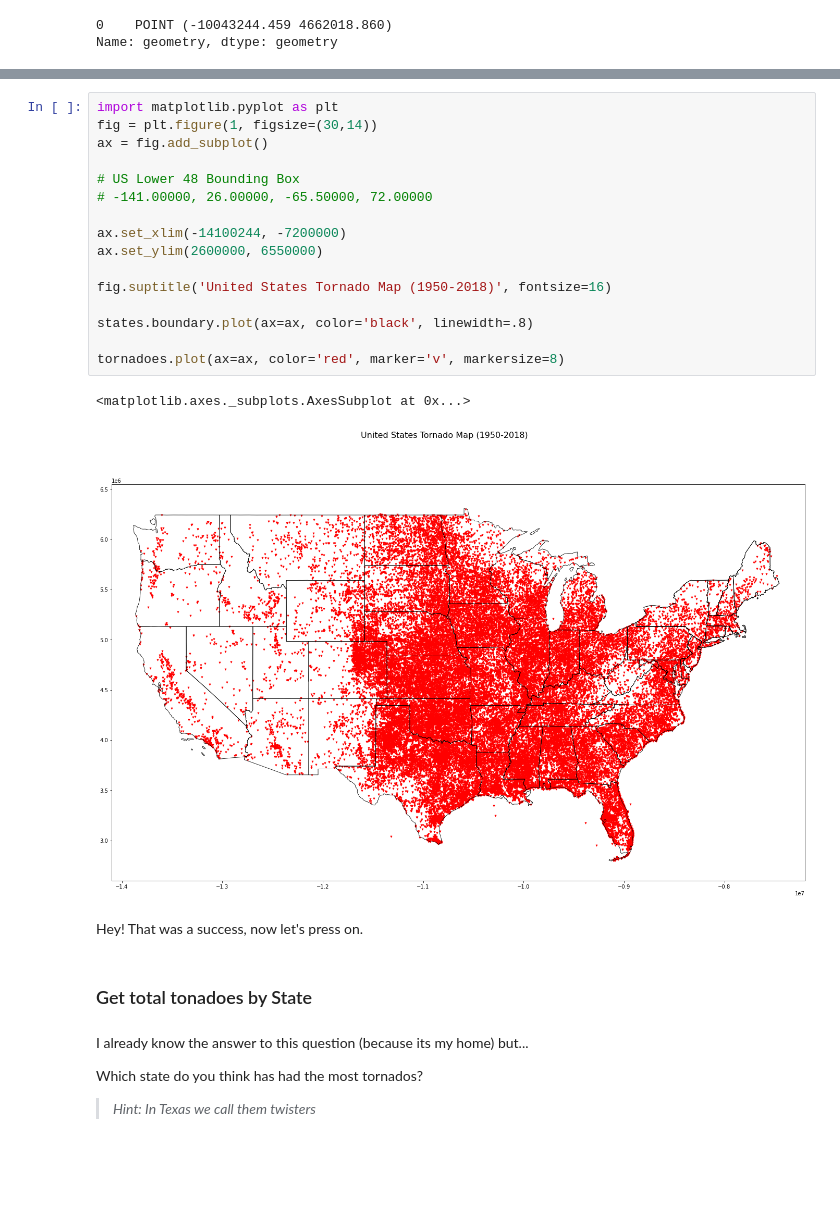
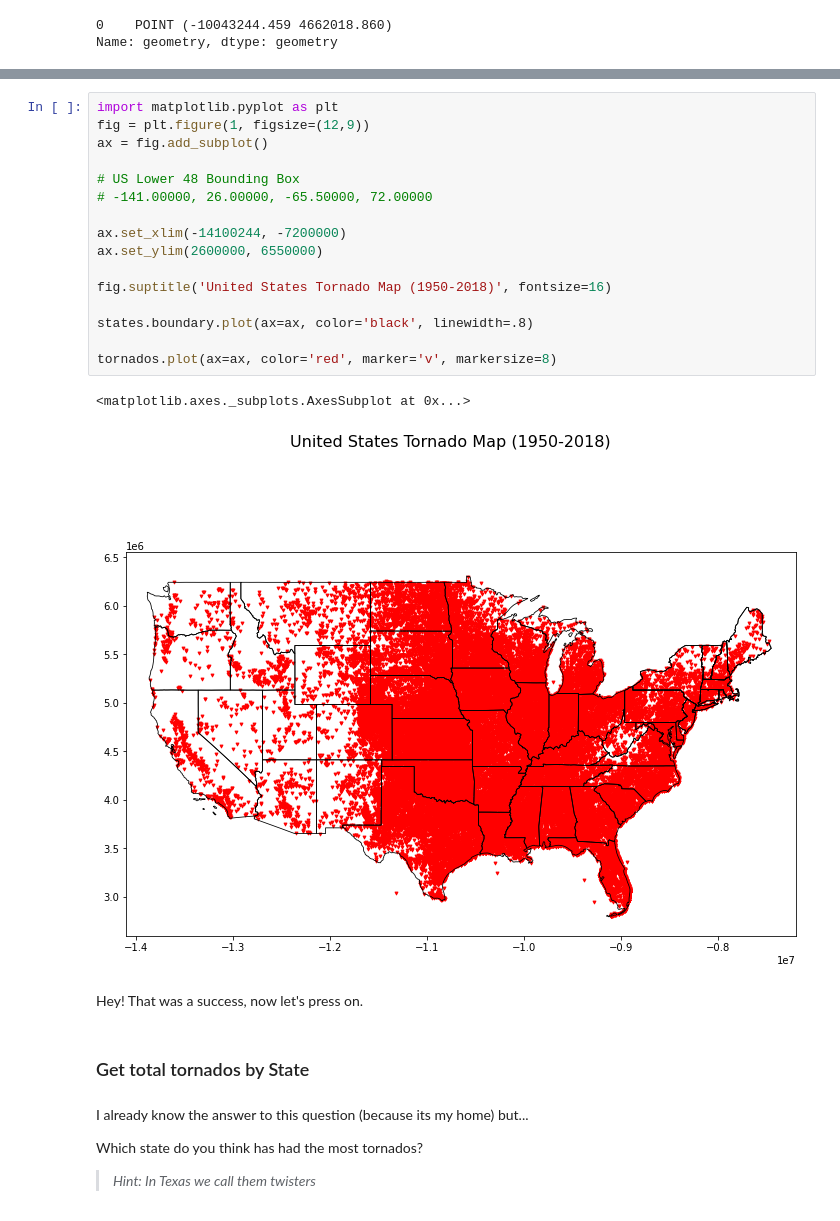
Before and after one commit to joncutrer/geopandas-tutorial, a Jupyter notebook: geopandas-plot-us-tornados.ipynb, the cells around one changed output, grey strips where cells are left out. Drawn from its saved outputs; the diff is of its cells as text; blank space fills up the shorter version.

```diff
--- a/geopandas-plot-us-tornados.ipynb
+++ b/geopandas-plot-us-tornados.ipynb
@@ -211,26 +215,26 @@ Our first thought might be pass in typical lat,long data such as `ax.set_xlim(-1
 # %%
 import matplotlib.pyplot as plt
-fig = plt.figure(1, figsize=(30,14))
+fig = plt.figure(1, figsize=(12,9))
 ax = fig.add_subplot()
 
 # US Lower 48 Bounding Box
 # -141.00000, 26.00000, -65.50000, 72.00000
 
 ax.set_xlim(-14100244, -7200000)
 ax.set_ylim(2600000, 6550000)
 
 fig.suptitle('United States Tornado Map (1950-2018)', fontsize=16)
 
 states.boundary.plot(ax=ax, color='black', linewidth=.8)
 
-tornadoes.plot(ax=ax, color='red', marker='v', markersize=8)
+tornados.plot(ax=ax, color='red', marker='v', markersize=8)
 # %% [output]
 <matplotlib.axes._subplots.AxesSubplot at 0x...>
-[figure, old version]
+[figure, new version]
 # %% [markdown]
 Hey! That was a success, now let's press on.
 # %% [markdown]
-### Get total tonadoes by State
+### Get total tornados by State
 # %% [markdown]
 I already know the answer to this question (because its my home) but...
 
```
Also changed, not shown: parts of 29 cells of this notebook.
